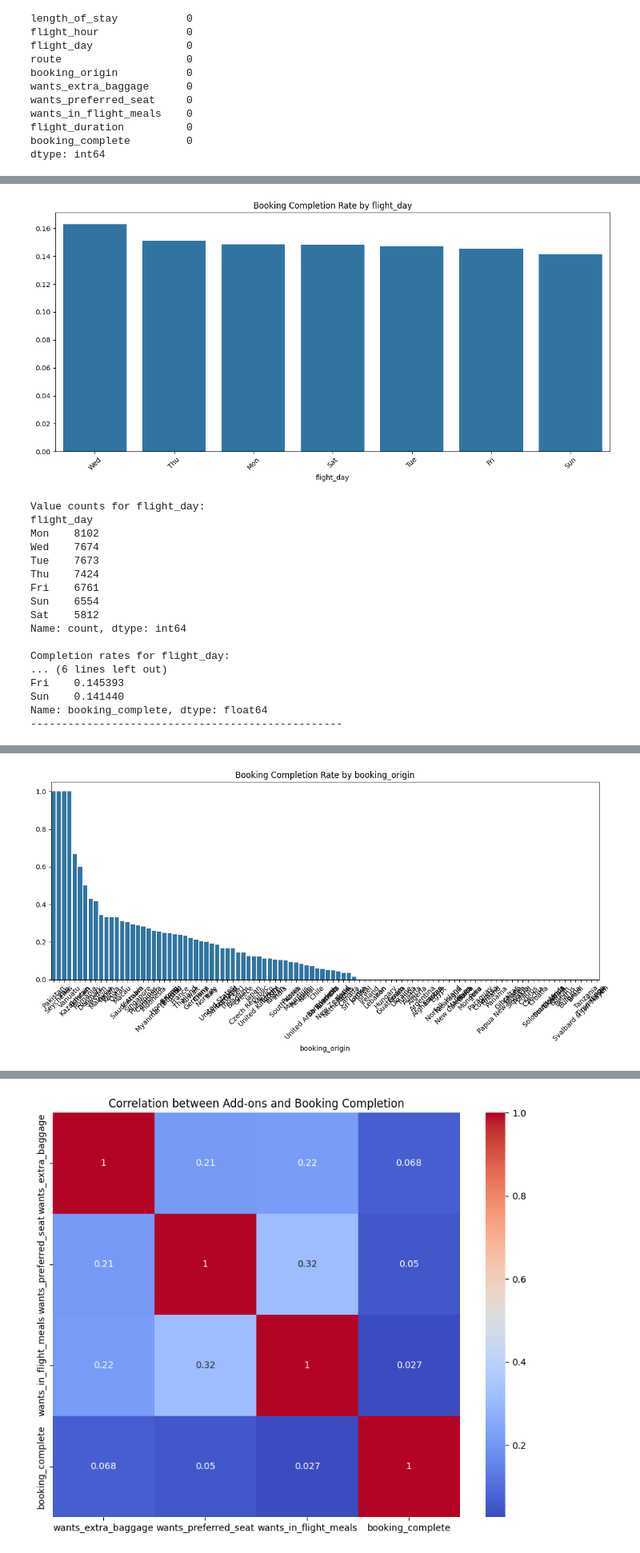
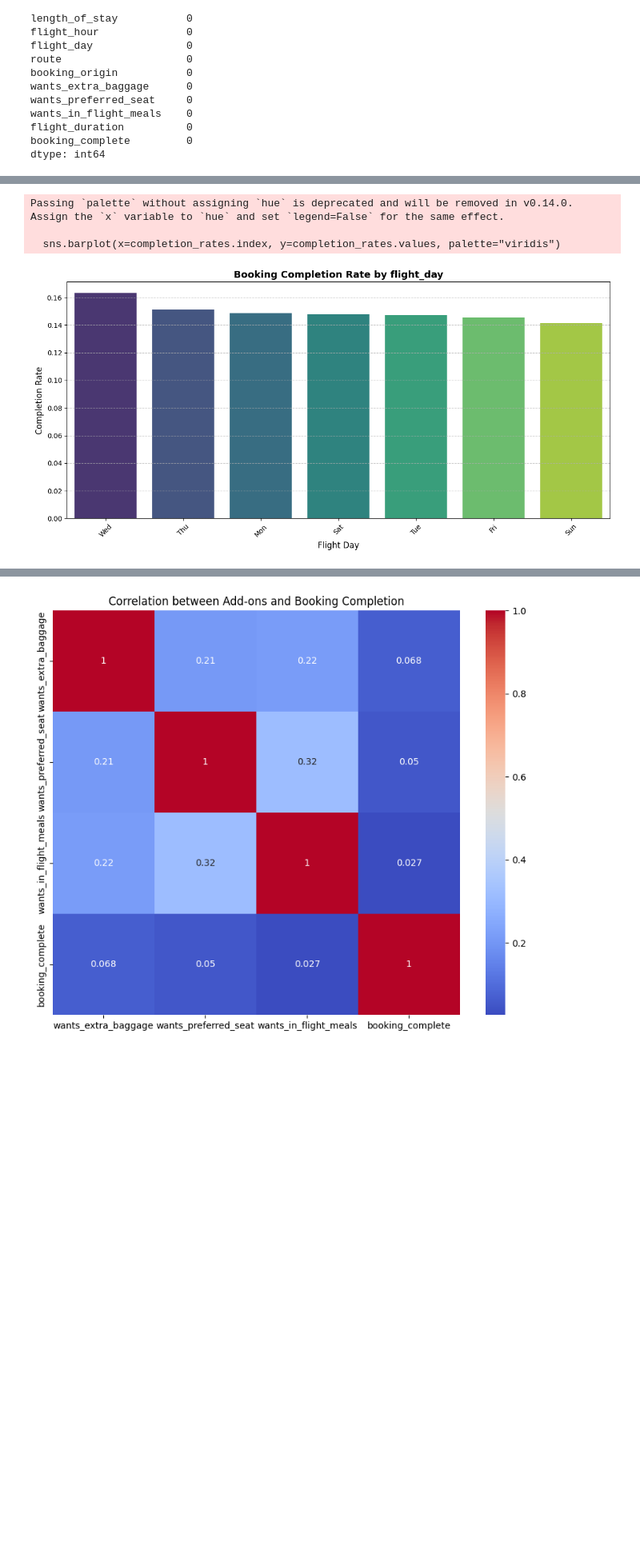
Before and after one commit to arumpuri/airline-booking-analytics, a Jupyter notebook: costumer_booking_behaviour.ipynb, the cells around one changed output, grey strips where cells are left out. Shown at 80% size. Drawn from its saved outputs; the diff is of its cells as text; code cells hidden in the pictures; blank space fills up the shorter version.

```diff
--- a/costumer_booking_behaviour.ipynb
+++ b/costumer_booking_behaviour.ipynb
@@ -119,16 +123,0 @@ Overall booking completion rate: 14.96%
-# %%
-# Analyze numerical features distribution
-numerical_cols = ['num_passengers', 'purchase_lead', 'length_of_stay',
-                 'flight_hour', 'flight_duration']
-
-fig, axes = plt.subplots(3, 2, figsize=(15, 20))
-axes = axes.ravel()
-
-for idx, col in enumerate(numerical_cols):
-    # Distribution plot
-    sns.histplot(data=df, x=col, hue='booking_complete',
-                multiple="layer", ax=axes[idx])
-    axes[idx].set_title(f'Distribution of {col} by Booking Completion')
-
-plt.tight_layout()
-plt.show()
@@ -137,24 +185,45 @@ plt.show()
 # %%
 # Analyze categorical features
-categorical_cols = ['sales_channel', 'trip_type', 'flight_day',
-                   'route', 'booking_origin']
+categorical_cols = ['sales_channel', 'trip_type', 'flight_day', 'route', 'booking_origin']
+
+# Function to limit categories and group others into "Other"
+def group_categories(series, threshold=10):
+    value_counts = series.value_counts()
+    if len(value_counts) > threshold:
+        top_categories = value_counts.head(threshold).index
+        return series.apply(lambda x: x if x in top_categories else "Other")
+    return series
 
 # Create completion rate by categorical features
 for col in categorical_cols:
+    # Group categories if there are too many
+    df_grouped = df.copy()
+    df_grouped[col] = group_categories(df[col], threshold=10)  # Limit to top 10 categories
+
+    # Calculate completion rates
+    completion_rates = df_grouped.groupby(col)['booking_complete'].mean().sort_values(ascending=False)
+
+    # Plot completion rates
     plt.figure(figsize=(12, 6))
-    completion_rates = df.groupby(col)['booking_complete'].mean().sort_values(ascending=False)
+    sns.barplot(x=completion_rates.index, y=completion_rates.values, palette="viridis")
+    plt.title(f'Booking Completion Rate by {col}', fontsize=14, fontweight='bold')
+    plt.xlabel(col.replace("_", " ").title(), fontsize=12)
+    plt.ylabel('Completion Rate', fontsize=12)
+    plt.xticks(rotation=45, fontsize=10)
+    plt.grid(axis='y', linestyle='--', alpha=0.7)  # Add gridlines for better readability
+    plt.tight_layout()
 
-    sns.barplot(x=completion_rates.index, y=completion_rates.values)
-    plt.title(f'Booking Completion Rate by {col}')
-    plt.xticks(rotation=45)
-    plt.savefig(f'Booking Completion Rate by {col}', bbox_inches='tight')
-    plt.tight_layout()
+    # Save the plot with a clean filename
+    clean_col_name = col.replace(" ", "_").replace("/", "_")  # Replace spaces and special characters
+    plt.savefig(f'Booking_Completion_Rate_by_{clean_col_name}.png', bbox_inches='tight', dpi=300)
+
+    # Show the plot
     plt.show()
 
     # Print value counts and completion rates
     print(f"\nValue counts for {col}:")
-    print(df[col].value_counts())
+    print(df_grouped[col].value_counts())
     print(f"\nCompletion rates for {col}:")
     print(completion_rates)
-    print("-"*50)
+    print("-" * 50)
 # %% [output]
@@ -189,18 +264,4 @@ Name: booking_complete, dtype: float64
+Passing `palette` without assigning `hue` is deprecated and will be removed in v0.14.0. Assign the `x` variable to `hue` and set `legend=False` for the same effect.
+
+  sns.barplot(x=completion_rates.index, y=completion_rates.values, palette="viridis")
-[figure, old version]
+[figure, new version]
-Value counts for flight_day:
-flight_day
-Mon    8102
-Wed    7674
-Tue    7673
-Thu    7424
-Fri    6761
-Sun    6554
-Sat    5812
-Name: count, dtype: int64
-
-Completion rates for flight_day:
-... (6 lines left out)
-Fri    0.145393
-Sun    0.141440
-Name: booking_complete, dtype: float64
---------------------------------------------------
@@ -225 +288,0 @@ Name: booking_complete, Length: 799, dtype: float64
-[figure, removed]
```
Also changed, not shown: parts of 56 cells of this notebook.
